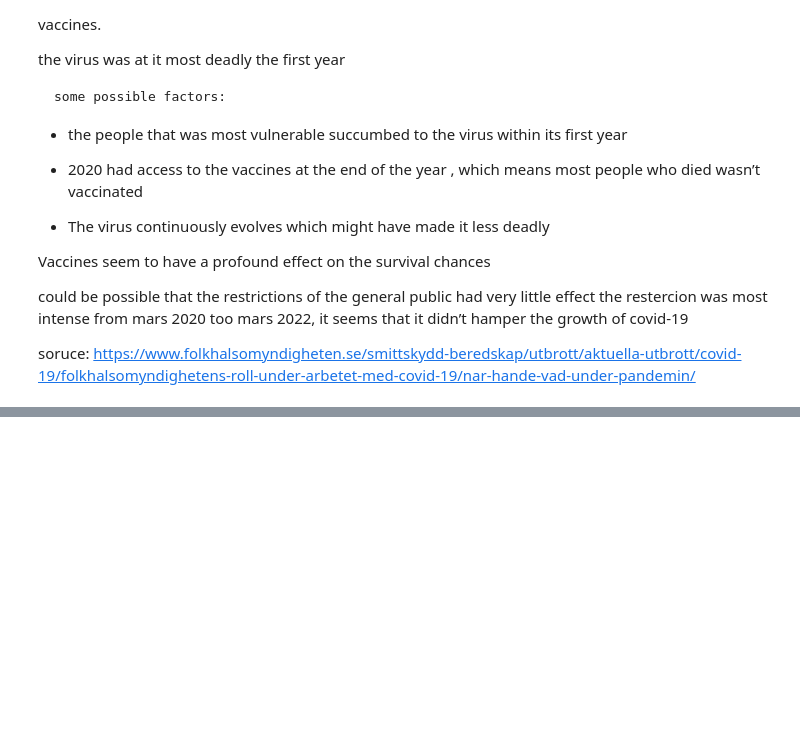
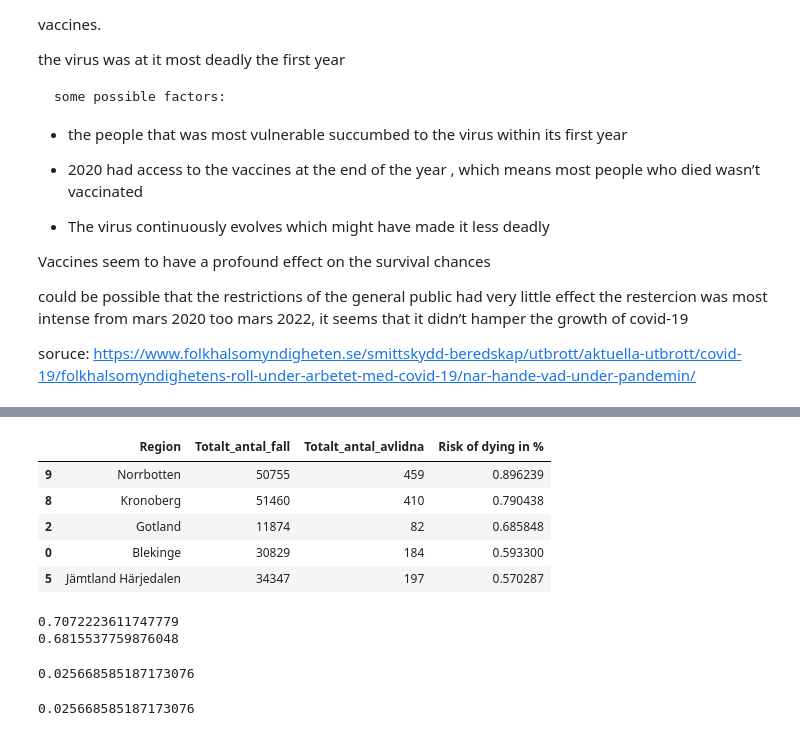
Before and after one commit to MxLied/Databehandling-Max-Liedman, a Jupyter notebook: Labb/Labb1.ipynb, the cells around one changed output, grey strips where cells are left out. Drawn from its saved outputs; the diff is of its cells as text; code cells hidden in the pictures; blank space fills up the shorter version.

```diff
--- a/Labb/Labb1.ipynb
+++ b/Labb/Labb1.ipynb
@@ -764,0 +809,25 @@ soruce: https://www.folkhalsomyndigheten.se/smittskydd-beredskap/utbrott/aktuell
+# %%
+least_infected["Risk of dying in %"] = ((least_infected["Totalt_antal_avlidna"])/(least_infected["Totalt_antal_avlidna"] + least_infected["Totalt_antal_fall"])*100)
+
+least_infected.sort_values("Risk of dying in %",  ascending=False, inplace=True)
+
+least_infected
+# %% [output]
+|  | Region | Totalt_antal_fall | Totalt_antal_avlidna | Risk of dying in % |
+| 9 | Norrbotten | 50755 | 459 | 0.896239 |
+| 8 | Kronoberg | 51460 | 410 | 0.790438 |
+| 2 | Gotland | 11874 | 82 | 0.685848 |
+| 0 | Blekinge | 30829 | 184 | 0.593300 |
+| 5 | Jämtland Härjedalen | 34347 | 197 | 0.570287 |
+# %%
+print(least_infected["Risk of dying in %"].mean())
+print(most_infected["Risk of dying in %"].mean())
+0.7072223611747779-0.6815537759876048
+# %% [output]
+0.7072223611747779
+0.6815537759876048
+0.025668585187173076
+# %%
+0.7072223611747779-0.6815537759876048
+# %% [output]
+0.025668585187173076
```
Also changed, not shown: parts of 20 cells of this notebook, 4 other files.
